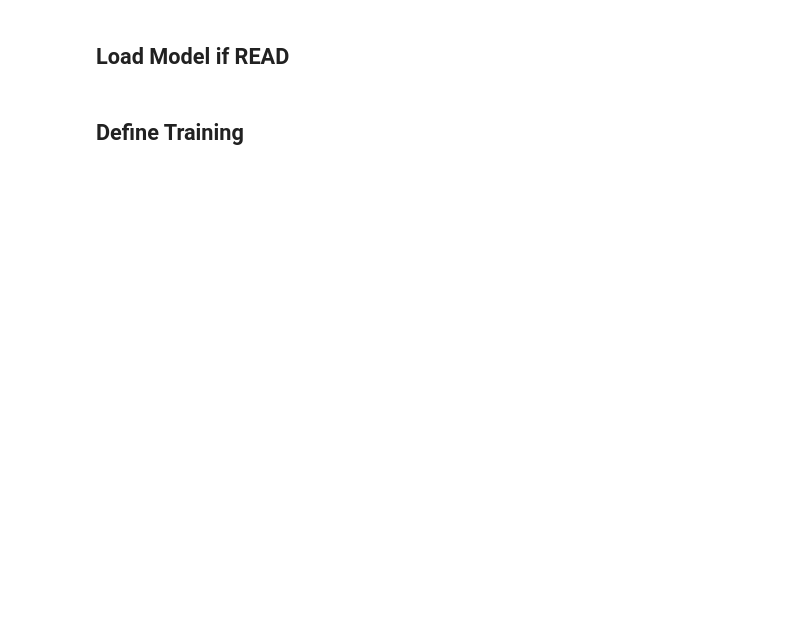
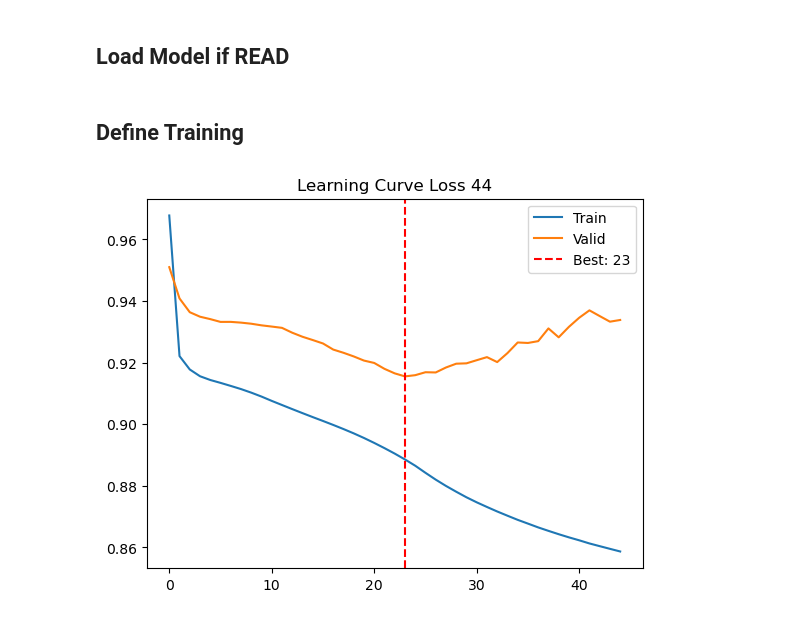
Before and after one commit to Frankalexej/featln, a Jupyter notebook: train_eng_1.ipynb, the cells around one changed output. Saved outputs shown, nothing was run; the diff lists cells and outputs as text; code cells hidden in the pictures; blank space fills up the shorter version.

```diff
--- a/train_eng_1.ipynb
+++ b/train_eng_1.ipynb
@@ -74,10 +76,9 @@ train_num, valid_num
 # %%
 recon_loss = nn.MSELoss()
 device = torch.device('cuda' if torch.cuda.is_available() else 'cpu')
-recon_loss = nn.MSELoss(reduction='none')
 
 model = ResAE(INPUT_DIM, INTER_DIM_1, INTER_DIM_2, INTER_DIM_3, LATENT_DIM, OUTPUT_DIM)
 model.to(device)
-optimizer = optim.Adam(model.parameters(), lr=1e-3)
+optimizer = optim.Adam(model.parameters(), lr=1e-5)
 # %%
 model
@@ -127,14 +148,14 @@ def train():
             # torch.nn.utils.clip_grad_norm_(model.parameters(), clip_value)
             # 这个函数计算的是全局梯度范数
             # torch.nn.utils.clip_grad_norm(parameters=model.parameters(), max_norm=5, norm_type=2)
-            torch.nn.utils.clip_grad_norm_(parameters=model.parameters(), max_norm=5, norm_type=2)
+            # torch.nn.utils.clip_grad_norm_(parameters=model.parameters(), max_norm=5, norm_type=2)
             # parameters: an iterable of Variables that will have gradients normalized
             # max_norm: max norm of the gradients(阈值设定)
             # norm_type: type of the used p-norm. Can be'inf'for infinity norm(定义范数类型)
 
             optimizer.step()
 
-            draw_progress_bar(idx, train_num, title="Train")
+            # draw_progress_bar(idx, train_num)
 
         train_losses.append(train_loss / train_num)
 
@@ -144,8 +165,6 @@ def train():
         model.eval()
         valid_loss = 0.
         valid_num = len(valid_loader)
-        valid_correct = 0
-        valid_total = 0
         for idx, (x, y) in enumerate(valid_loader):
             x = x.to(device)
             y = y.to(device)
@@ -154,11 +173,10 @@ def train():
             loss = recon_loss(x_hat, y)
             valid_loss += loss.item()
 
-            draw_progress_bar(idx, valid_num, title="Valid")
+            # draw_progress_bar(idx, valid_num)
 
         avg_valid_loss = valid_loss / valid_num
         valid_losses.append(avg_valid_loss)
-        valid_accs.append(valid_correct / valid_total)
         if avg_valid_loss < best_valid_loss:
             best_valid_loss = avg_valid_loss
             best_valid_loss_epoch = epoch
@@ -170,3 +188,8 @@ def train():
         valid_losses.save()
 
     return best_valid_loss_epoch
+# %%
+if __name__ == "__main__":
+    best_valid_loss_epoch = train()
+# %% [output]
+[figure, added]
```
Also changed, not shown: parts of 4 cells of this notebook, 7 other files.
